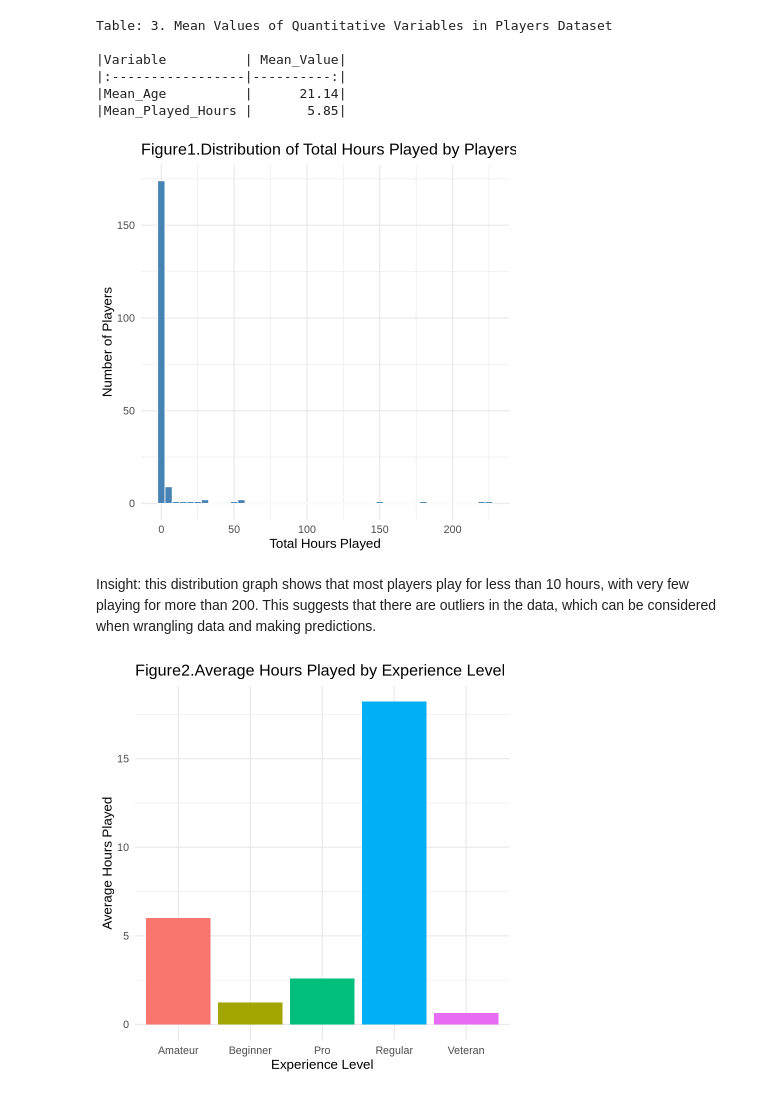
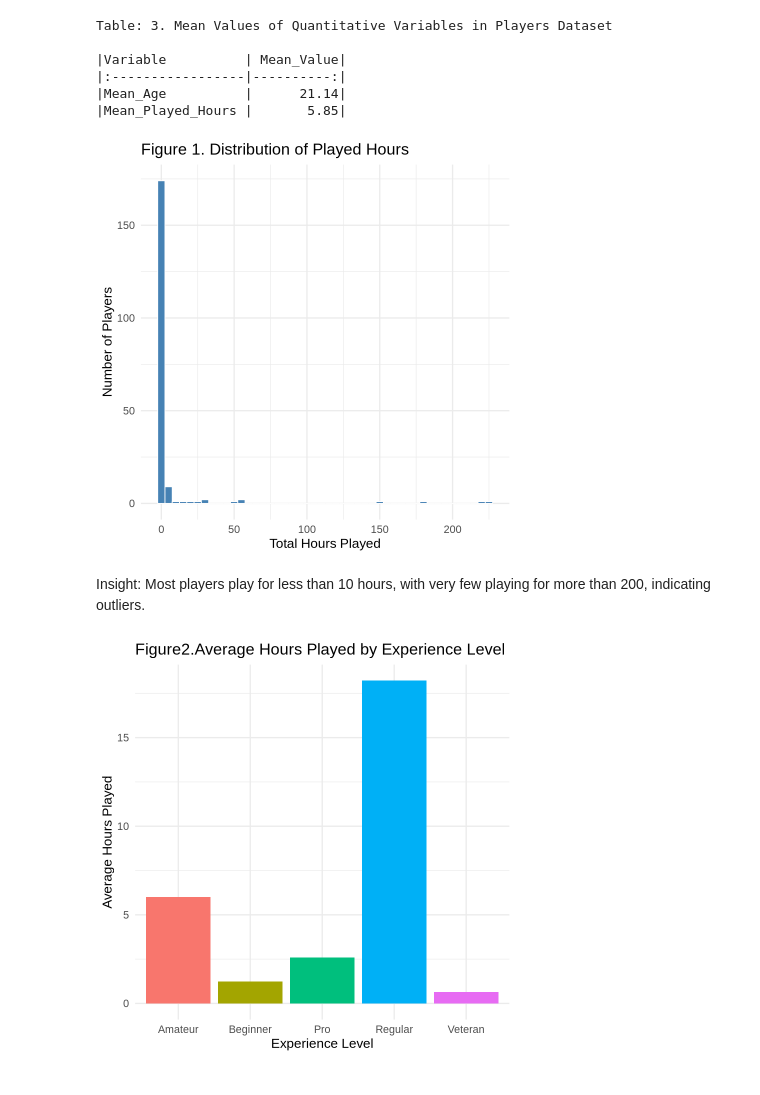
Before and after one commit to owenchen06/dsci-100-group-project-owen, a Jupyter notebook: individual.ipynb, the cells around one changed output. Drawn from its saved outputs; the diff is of its cells as text; code cells hidden in the pictures.

```diff
--- a/individual.ipynb
+++ b/individual.ipynb
@@ -108,17 +151,17 @@ Table: 3. Mean Values of Quantitative Variables in Players Dataset
 # %%
 distribution_total_hours_played <- ggplot(player_data, aes(x = played_hours)) +
   geom_histogram(binwidth = 5, fill = "steelblue", color = "white") +
   labs(
-    title = "Figure1.Distribution of Total Hours Played by Players",
+    title = "Figure 1. Distribution of Played Hours",
     x = "Total Hours Played",
     y = "Number of Players"
   ) +
   theme_minimal(base_size = 16)
 distribution_total_hours_played
 # %% [output]
-[figure, old version]
+[figure, new version]
 # %% [markdown]
-Insight: this distribution graph shows that most players play for less than 10 hours, with very few playing for more than 200. This suggests that there are outliers in the data, which can be considered when wrangling data and making predictions.
+Insight: Most players play for less than 10 hours, with very few playing for more than 200, indicating outliers.
 # %%
 average_hours_played_experience <-player_data |>
   group_by(experience) |>
```
Also changed, not shown: parts of 12 cells of this notebook.
